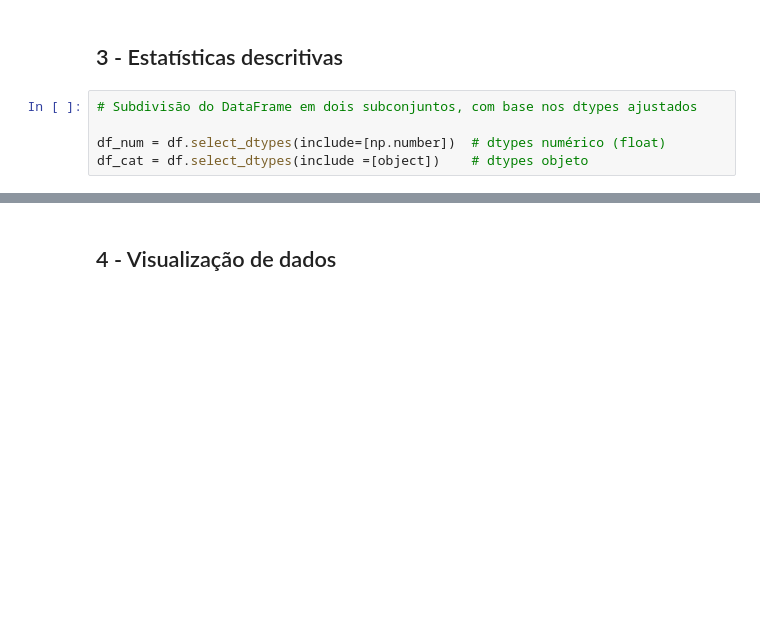
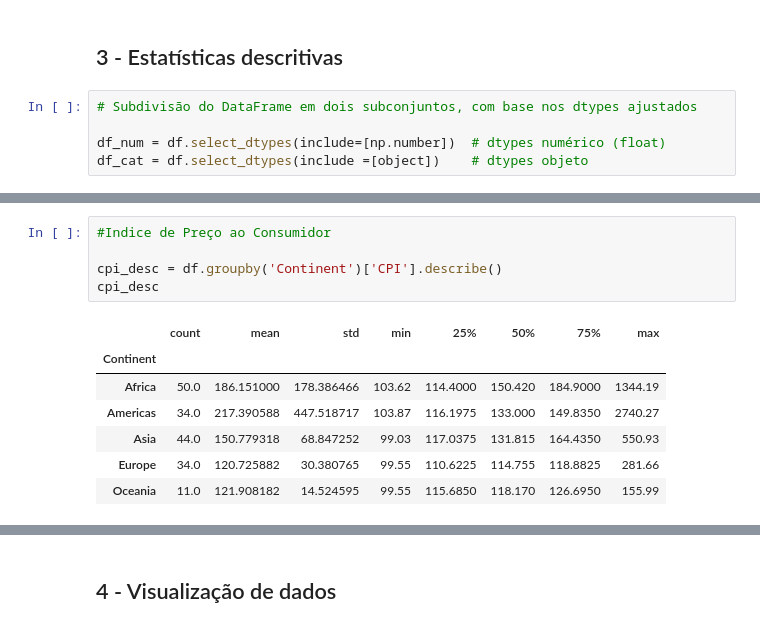
Before and after one commit to Joelson-Ferreira/SantanderCoders2023-Estatistica1, a Jupyter notebook: projeto.ipynb, the cells around one changed output, grey strips where cells are left out. Drawn from its saved outputs; the diff is of its cells as text; blank space fills up the shorter version.

```diff
--- a/projeto.ipynb
+++ b/projeto.ipynb
@@ -293,0 +305,13 @@ df_num.describe()
+# %%
+#Indice de Preço ao Consumidor
+
+cpi_desc = df.groupby('Continent')['CPI'].describe()
+cpi_desc
+# %% [output]
+|  | count | mean | std | min | 25% | 50% | 75% | max |
+| Continent |  |  |  |  |  |  |  |  |
+| Africa | 50.0 | 186.151000 | 178.386466 | 103.62 | 114.4000 | 150.420 | 184.9000 | 1344.19 |
+| Americas | 34.0 | 217.390588 | 447.518717 | 103.87 | 116.1975 | 133.000 | 149.8350 | 2740.27 |
+| Asia | 44.0 | 150.779318 | 68.847252 | 99.03 | 117.0375 | 131.815 | 164.4350 | 550.93 |
+| Europe | 34.0 | 120.725882 | 30.380765 | 99.55 | 110.6225 | 114.755 | 118.8825 | 281.66 |
+| Oceania | 11.0 | 121.908182 | 14.524595 | 99.55 | 115.6850 | 118.170 | 126.6950 | 155.99 |
```
Also changed, not shown: parts of 9 cells of this notebook.
